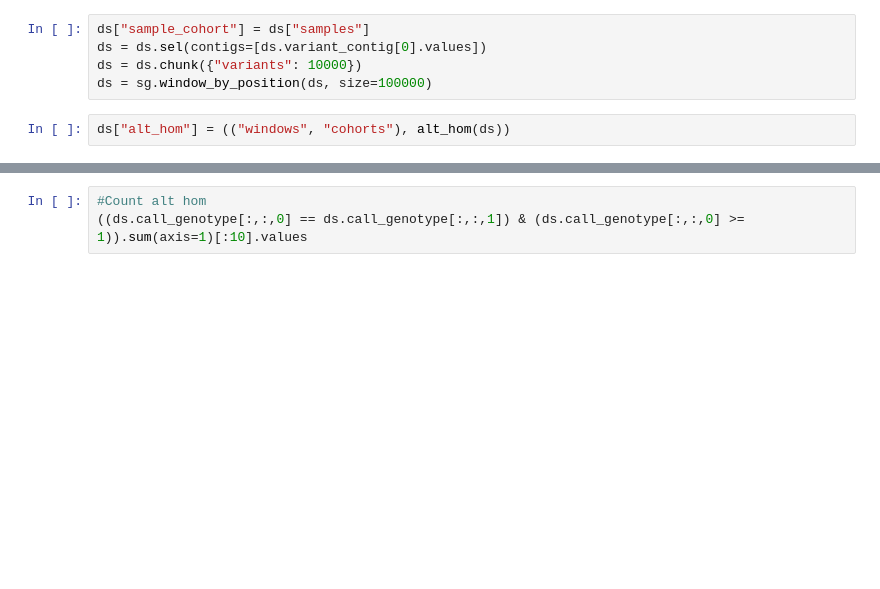
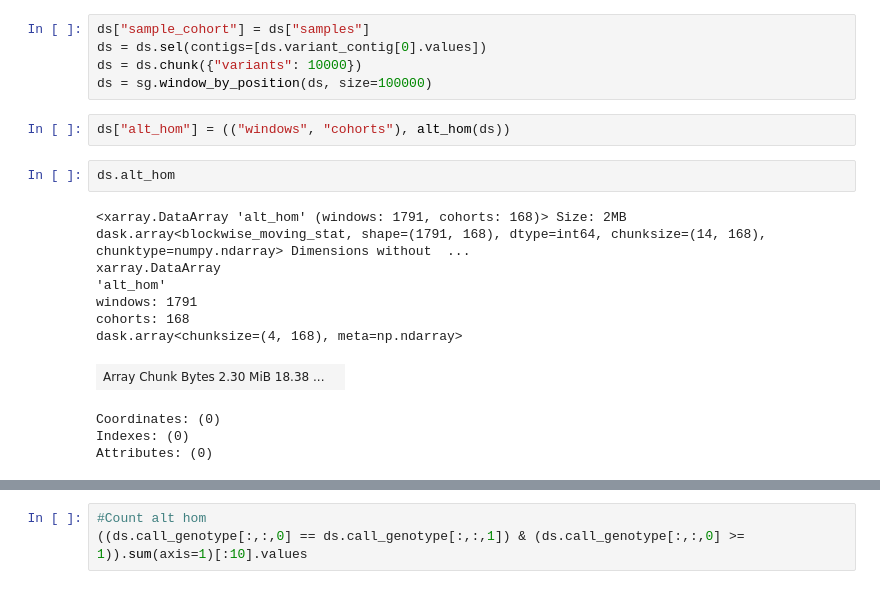
Before and after one commit to erikfogh/selection_primates, a Jupyter notebook: notebooks/standard01_stats_generation.ipynb, the cells around one changed output, grey strips where cells are left out. Drawn from its saved outputs; the diff is of its cells as text; blank space fills up the shorter version.

```diff
--- a/notebooks/standard01_stats_generation.ipynb
+++ b/notebooks/standard01_stats_generation.ipynb
@@ -419,5 +419,18 @@ ds = ds.chunk({"variants": 10000})
 ds = sg.window_by_position(ds, size=100000)
 # %%
 ds["alt_hom"] = (("windows", "cohorts"), alt_hom(ds))
+# %%
+ds.alt_hom
+# %% [output]
+<xarray.DataArray 'alt_hom' (windows: 1791, cohorts: 168)> Size: 2MB dask.array<blockwise_moving_stat, shape=(1791, 168), dtype=int64, chunksize=(14, 168), chunktype=numpy.ndarray> Dimensions without  ...
+xarray.DataArray
+'alt_hom'
+windows: 1791
+cohorts: 168
+dask.array<chunksize=(4, 168), meta=np.ndarray>
+| Array Chunk Bytes 2.30 MiB 18.38 ... |  |
+Coordinates: (0)
+Indexes: (0)
+Attributes: (0)
 # %%
 np.corrcoef(ds.alt_hom, rowvar=False)
```
Also changed, not shown: parts of 1 cell of this notebook, 8 other files.
